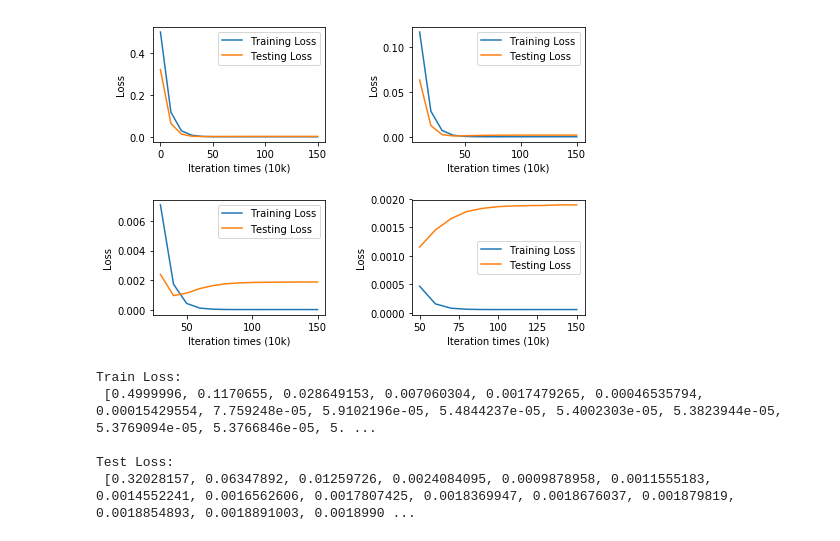
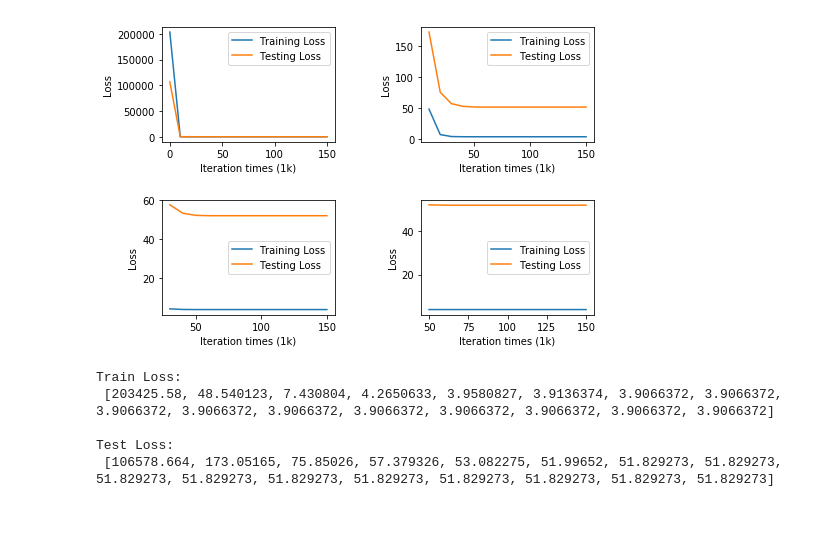
Before and after one commit to zehaowang983/2019-SYSU-DM, a Jupyter notebook: HW2/plot.ipynb, the cells around one changed output. Cells and saved outputs as stored; diff of their text form; code cells hidden in the pictures.

```diff
--- a/HW2/plot.ipynb
+++ b/HW2/plot.ipynb
@@ -2,8 +2,9 @@
 import matplotlib.pyplot as plt
 save_step_loss = {"step":[],"train_loss":[],"test_loss":[]}
 save_step_loss["step"] = [0,10,20,30,40,50,60,70,80,90,100,110,120,130,140,150]
-save_step_loss["train_loss"] = [0.4999996, 0.1170655, 0.028649153, 0.007060304, 0.0017479265, 0.00046535794, 0.00015429554, 7.759248e-05, 5.9102196e-05, 5.4844237e-05, 5.4002303e-05, 5.3823944e-05, 5.3769094e-05, 5.3766846e-05, 5.3793578e-05, 5.3804222e-05]
-save_step_loss["test_loss"] =  [0.32028157, 0.06347892, 0.01259726, 0.0024084095, 0.0009878958, 0.0011555183, 0.0014552241, 0.0016562606, 0.0017807425, 0.0018369947, 0.0018676037, 0.001879819, 0.0018854893, 0.0018891003, 0.001899072, 0.0018974704]
+save_step_loss["train_loss"] =  [203425.58, 48.540123, 7.430804, 4.2650633, 3.9580827, 3.9136374, 3.9066372, 3.9066372, 3.9066372, 3.9066372, 3.9066372, 3.9066372, 3.9066372, 3.9066372, 3.9066372, 3.9066372]
+save_step_loss["test_loss"] =  [106578.664, 173.05165, 75.85026, 57.379326, 53.082275, 51.99652, 51.829273, 51.829273, 51.829273, 51.829273, 51.829273, 51.829273, 51.829273, 51.829273, 51.829273, 51.829273]
+
 
 plt.figure()
 plt.subplots_adjust(left=0,bottom=0,top=1,right=1,hspace=0.5,wspace=0.5)
@@ -11,42 +12,42 @@ plt.subplots_adjust(left=0,bottom=0,top=1,right=1,hspace=0.5,wspace=0.5)
 plt.subplot(221)
 plt.plot(save_step_loss["step"],save_step_loss["train_loss"],label='Training Loss')
 plt.plot(save_step_loss["step"],save_step_loss["test_loss"],label='Testing Loss')
-plt.xlabel('Iteration times (10k)')
+plt.xlabel('Iteration times (1k)')
 plt.ylabel('Loss')
 plt.legend()
 
 #画图损失函数变化曲线
 plt.subplot(222)
 plt.plot(save_step_loss["step"][1:],save_step_loss["train_loss"][1:],label='Training Loss')
 plt.plot(save_step_loss["step"][1:],save_step_loss["test_loss"][1:],label='Testing Loss')
-plt.xlabel('Iteration times (10k)')
+plt.xlabel('Iteration times (1k)')
 plt.ylabel('Loss')
 plt.legend()
 
 #画图损失函数变化曲线
 plt.subplot(223)
 plt.plot(save_step_loss["step"][3:],save_step_loss["train_loss"][3:],label='Training Loss')
 plt.plot(save_step_loss["step"][3:],save_step_loss["test_loss"][3:],label='Testing Loss')
-plt.xlabel('Iteration times (10k)')
+plt.xlabel('Iteration times (1k)')
 plt.ylabel('Loss')
 plt.legend()
 
 #画图损失函数变化曲线
 plt.subplot(224)
 plt.plot(save_step_loss["step"][5:],save_step_loss["train_loss"][5:],label='Training Loss')
 plt.plot(save_step_loss["step"][5:],save_step_loss["test_loss"][5:],label='Testing Loss')
-plt.xlabel('Iteration times (10k)')
+plt.xlabel('Iteration times (1k)')
 plt.ylabel('Loss')
 plt.legend()
 plt.show()
 
 print('Train Loss:\n',save_step_loss["train_loss"])
 print('')
 print('Test Loss:\n',save_step_loss["test_loss"])
 # %% [output]
-[figure, old version]
+[figure, new version]
 Train Loss:
- [0.4999996, 0.1170655, 0.028649153, 0.007060304, 0.0017479265, 0.00046535794, 0.00015429554, 7.759248e-05, 5.9102196e-05, 5.4844237e-05, 5.4002303e-05, 5.3823944e-05, 5.3769094e-05, 5.3766846e-05, 5. ...
+ [203425.58, 48.540123, 7.430804, 4.2650633, 3.9580827, 3.9136374, 3.9066372, 3.9066372, 3.9066372, 3.9066372, 3.9066372, 3.9066372, 3.9066372, 3.9066372, 3.9066372, 3.9066372]
 
 Test Loss:
- [0.32028157, 0.06347892, 0.01259726, 0.0024084095, 0.0009878958, 0.0011555183, 0.0014552241, 0.0016562606, 0.0017807425, 0.0018369947, 0.0018676037, 0.001879819, 0.0018854893, 0.0018891003, 0.0018990 ...
+ [106578.664, 173.05165, 75.85026, 57.379326, 53.082275, 51.99652, 51.829273, 51.829273, 51.829273, 51.829273, 51.829273, 51.829273, 51.829273, 51.829273, 51.829273, 51.829273]
```
Also changed, not shown: 12 other files.
